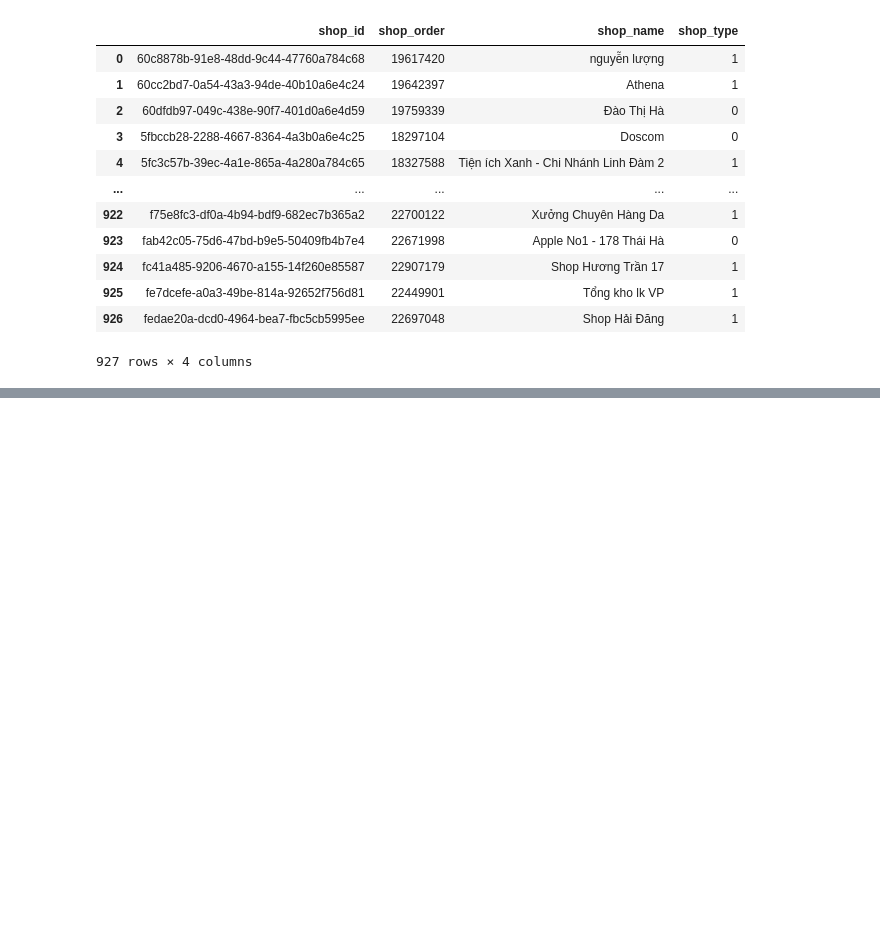
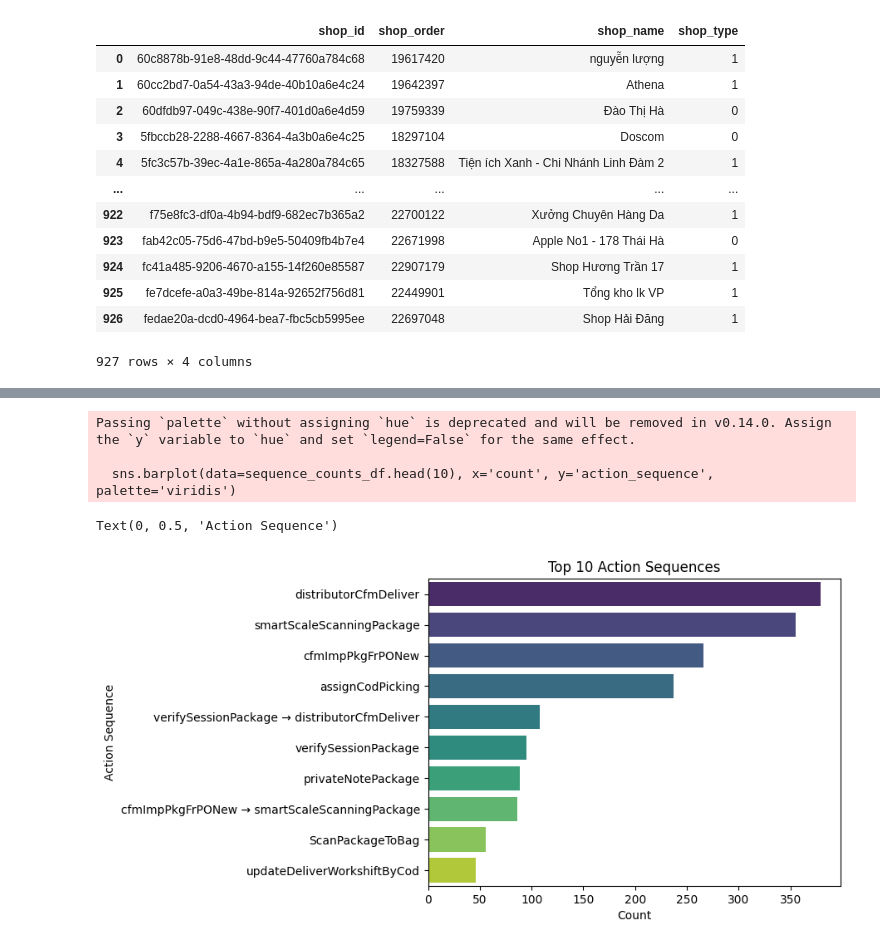
Before and after one commit to yennguyen1909/automation_action, a Jupyter notebook: foundation.ipynb, the cells around one changed output, grey strips where cells are left out. Drawn from its saved outputs; the diff is of its cells as text; code cells hidden in the pictures; blank space fills up the shorter version.

```diff
--- a/foundation.ipynb
+++ b/foundation.ipynb
@@ -930,0 +967,11 @@ df_shops
+# %%
+def preprocess_data(df: pd.DataFrame) -> pd.DataFrame:
+    """
+    Preprocess the DataFrame to ensure it has the required structure and data types.
+    """
+    # Ensure 'created' is in datetime format
+    df['created'] = pd.to_datetime(df['created'], errors='coerce')
+    missing_summary = df.isnull().sum()
+    df = df.drop_duplicates(keep='first')
+
+    return df
@@ -930,0 +994,2 @@ df_shops
+# %%
+df_cleaned = preprocess_data(df)
@@ -930,0 +1006,19 @@ df_shops
+# %%
+def action_sequence_stats(df_cleaned):
+    df_cleaned = df_cleaned.sort_values(by=['pkg_order', 'created'])
+
+    sequences = df_cleaned.groupby('pkg_order').agg(
+        action_sequence=('action', list),
+        num_actions=('action', lambda x: len(x)),
+        unique_actions=('action', lambda x: len(set(x))),
+        action_diversity=('action', lambda x: len(set(x)) / len(x) if len(x) > 0 else 0)
+    ).reset_index()
+
+    sequences['action_sequence_str'] = sequences['action_sequence'].apply(lambda x: ' → '.join(x))
+
+    sequence_counts = sequences['action_sequence_str'].value_counts().reset_index()
+    sequence_counts.columns = ['action_sequence', 'count']
+
+    return sequences, sequence_counts
+# %%
+sequences_df, sequence_counts_df = action_sequence_stats(df_cleaned)
@@ -930,0 +1044,11 @@ df_shops
+# %%
+sns.barplot(data=sequence_counts_df.head(10), x='count', y='action_sequence', palette='viridis')
+plt.title('Top 10 Action Sequences')
+plt.xlabel('Count')
+plt.ylabel('Action Sequence')
+# %% [output]
+Passing `palette` without assigning `hue` is deprecated and will be removed in v0.14.0. Assign the `y` variable to `hue` and set `legend=False` for the same effect.
+
+  sns.barplot(data=sequence_counts_df.head(10), x='count', y='action_sequence', palette='viridis')
+Text(0, 0.5, 'Action Sequence')
+[figure, added]
```
Also changed, not shown: parts of 119 cells of this notebook, 10 other files.
